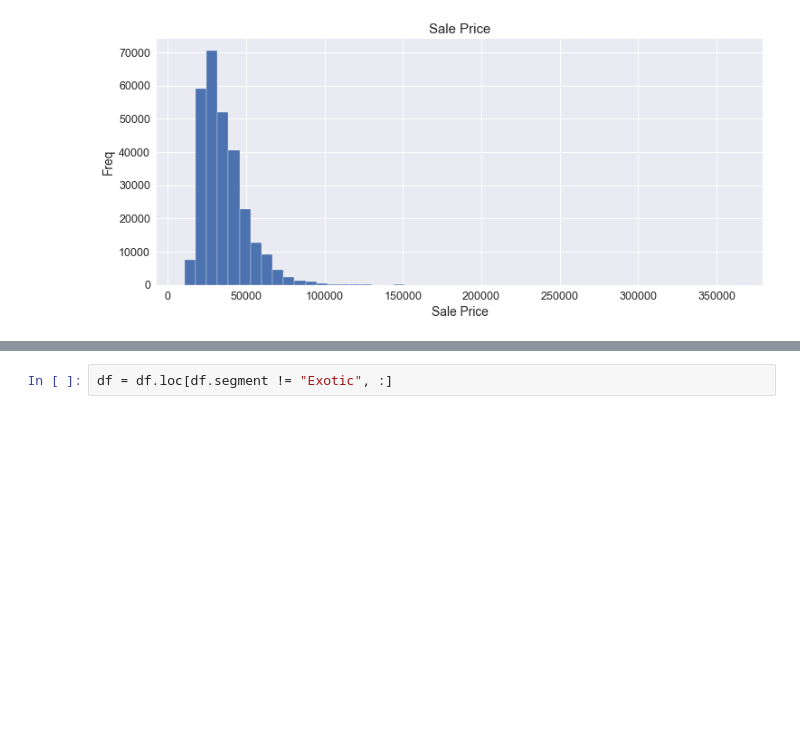
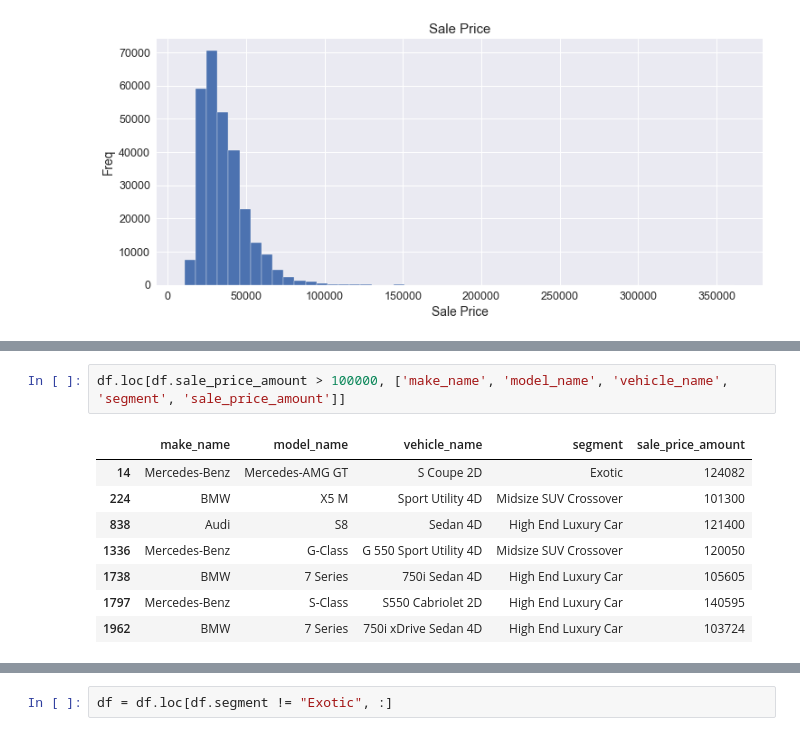
Before and after one commit to chaosem/Data-Science-Career-Track, a Jupyter notebook: Capstone Project/Predicting Vehicle Sale Price.ipynb, the cells around one changed output, grey strips where cells are left out. Cells and saved outputs as stored; diff of their text form; blank space fills up the shorter version.

```diff
--- a/Capstone Project/Predicting Vehicle Sale Price.ipynb
+++ b/Capstone Project/Predicting Vehicle Sale Price.ipynb
@@ -278,0 +292,11 @@ plt.title('Sale Price');
+# %%
+df.loc[df.sale_price_amount > 100000, ['make_name', 'model_name', 'vehicle_name', 'segment', 'sale_price_amount']]
+# %% [output]
+|  | make_name | model_name | vehicle_name | segment | sale_price_amount |
+| 14 | Mercedes-Benz | Mercedes-AMG GT | S Coupe 2D | Exotic | 124082 |
+| 224 | BMW | X5 M | Sport Utility 4D | Midsize SUV Crossover | 101300 |
+| 838 | Audi | S8 | Sedan 4D | High End Luxury Car | 121400 |
+| 1336 | Mercedes-Benz | G-Class | G 550 Sport Utility 4D | Midsize SUV Crossover | 120050 |
+| 1738 | BMW | 7 Series | 750i Sedan 4D | High End Luxury Car | 105605 |
+| 1797 | Mercedes-Benz | S-Class | S550 Cabriolet 2D | High End Luxury Car | 140595 |
+| 1962 | BMW | 7 Series | 750i xDrive Sedan 4D | High End Luxury Car | 103724 |
```
Also changed, not shown: parts of 7 cells of this notebook, 10 other files.
